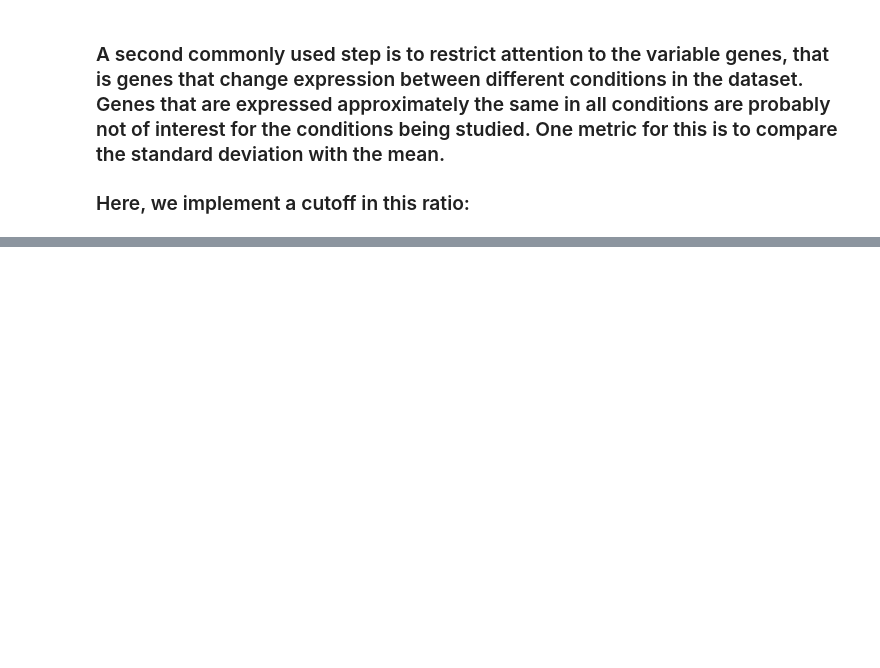
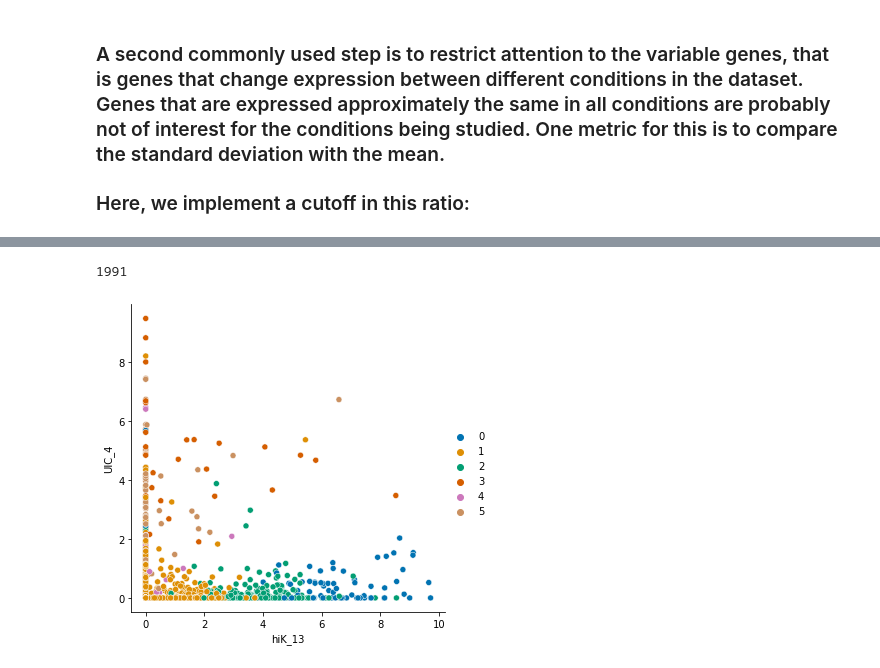
Before and after one commit to warmflasha/LecturesF23, a Jupyter notebook: Lecture8.ipynb, the cells around one changed output, grey strips where cells are left out. Drawn from its saved outputs; the diff is of its cells as text; code cells hidden in the pictures; blank space fills up the shorter version.

```diff
--- a/Lecture8.ipynb
+++ b/Lecture8.ipynb
@@ -144,0 +180,8 @@ cg = sns.clustermap(np.log2(data_reduced+1),vmax = 5, cmap = palette)
+# %%
+centroids, clusts = scipy.cluster.vq.kmeans2(scipy.cluster.vq.whiten(np.log2(data+1)),6,minit = 'random')
+# %%
+ax = sns.relplot(data = np.log2(data+1), x = "hiK_13", y = "UIC_4", hue = clusts, palette = "colorblind")
+len(clusts)
+# %% [output]
+1991
+[figure, added]
```
Also changed, not shown: parts of 20 cells of this notebook.
